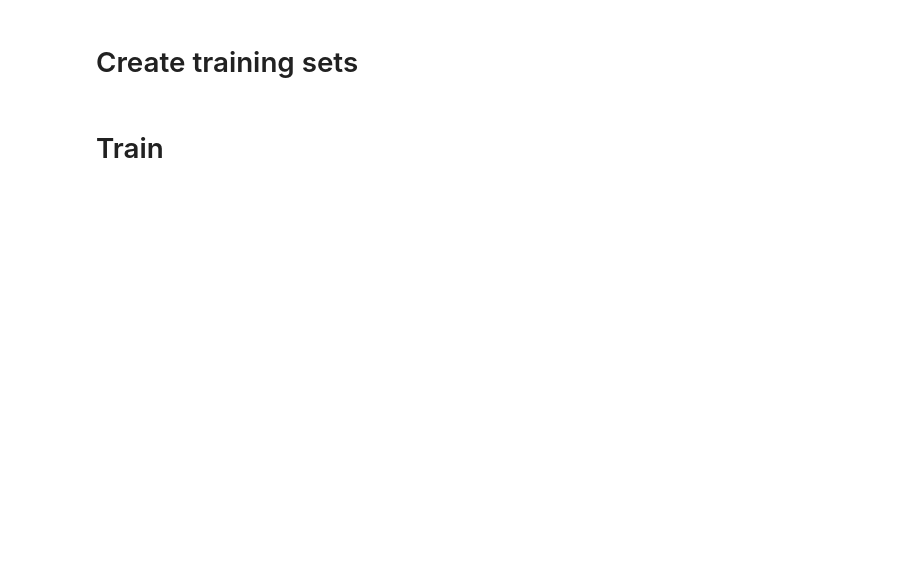
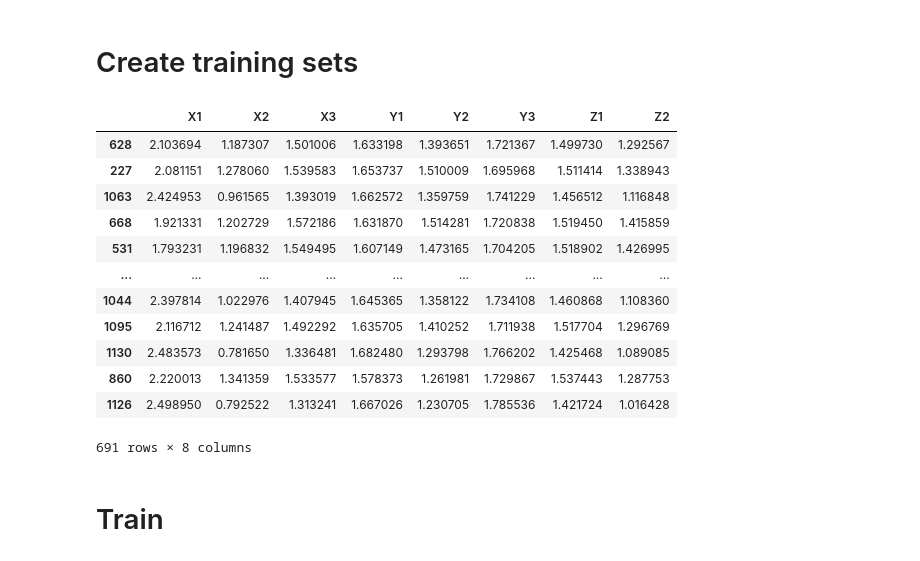
Before and after one commit to tretyakovmipt/magnetic-field-triangulation-via-deep-learning, a Jupyter notebook: experiment/training.ipynb, the cells around one changed output. Cells and saved outputs as stored; diff of their text form; code cells hidden in the pictures; blank space fills up the shorter version.

```diff
--- a/experiment/training.ipynb
+++ b/experiment/training.ipynb
@@ -30,6 +46,22 @@ X_train, X_test, V0_train, V0_test = train_test_split(X, V0, test_size=0.4, rand
 
 # split X_test and V0_test into training and testing sets
 X_val, X_test, V0_val, V0_test = train_test_split(X_test, V0_test, test_size=0.5, random_state=42)
+# %%
+X_train
+# %% [output]
+|  | X1 | X2 | X3 | Y1 | Y2 | Y3 | Z1 | Z2 |
+| 628 | 2.103694 | 1.187307 | 1.501006 | 1.633198 | 1.393651 | 1.721367 | 1.499730 | 1.292567 |
+| 227 | 2.081151 | 1.278060 | 1.539583 | 1.653737 | 1.510009 | 1.695968 | 1.511414 | 1.338943 |
+| 1063 | 2.424953 | 0.961565 | 1.393019 | 1.662572 | 1.359759 | 1.741229 | 1.456512 | 1.116848 |
+| 668 | 1.921331 | 1.202729 | 1.572186 | 1.631870 | 1.514281 | 1.720838 | 1.519450 | 1.415859 |
+| 531 | 1.793231 | 1.196832 | 1.549495 | 1.607149 | 1.473165 | 1.704205 | 1.518902 | 1.426995 |
+| ... | ... | ... | ... | ... | ... | ... | ... | ... |
+| 1044 | 2.397814 | 1.022976 | 1.407945 | 1.645365 | 1.358122 | 1.734108 | 1.460868 | 1.108360 |
+| 1095 | 2.116712 | 1.241487 | 1.492292 | 1.635705 | 1.410252 | 1.711938 | 1.517704 | 1.296769 |
+| 1130 | 2.483573 | 0.781650 | 1.336481 | 1.682480 | 1.293798 | 1.766202 | 1.425468 | 1.089085 |
+| 860 | 2.220013 | 1.341359 | 1.533577 | 1.578373 | 1.261981 | 1.729867 | 1.537443 | 1.287753 |
+| 1126 | 2.498950 | 0.792522 | 1.313241 | 1.667026 | 1.230705 | 1.785536 | 1.421724 | 1.016428 |
+691 rows × 8 columns
 # %% [markdown]
 # Train
 # %%
```
Also changed, not shown: parts of 1 cell of this notebook, 7 other files.
